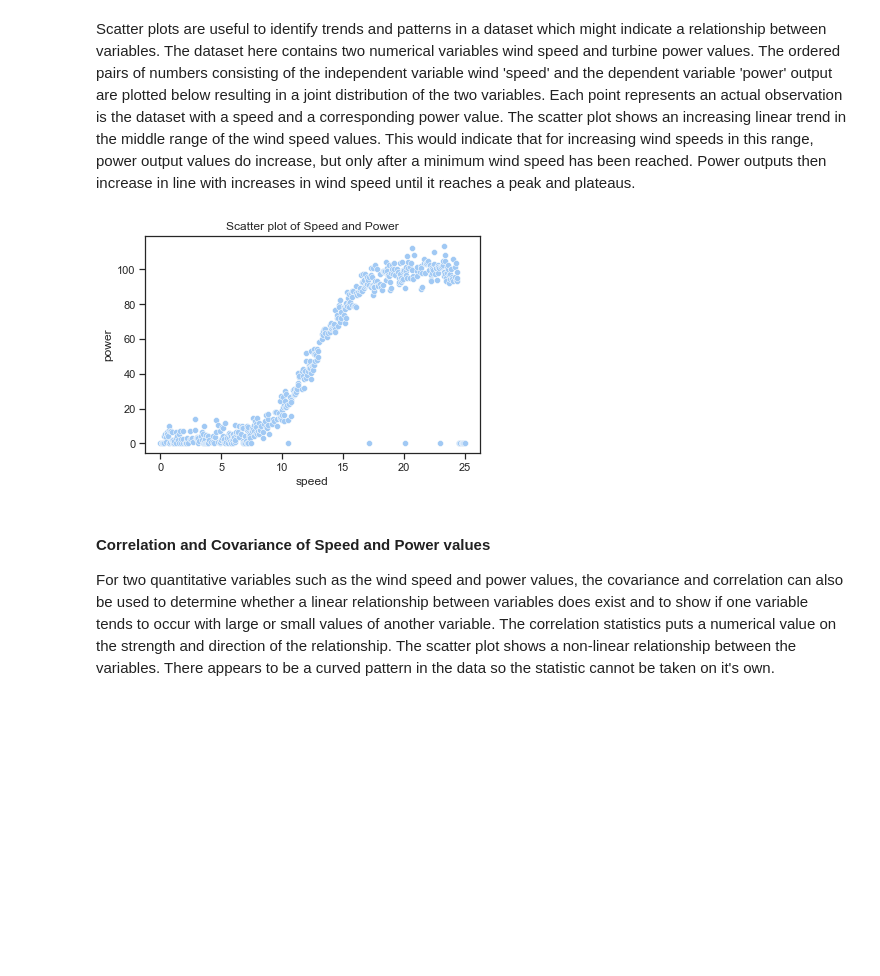
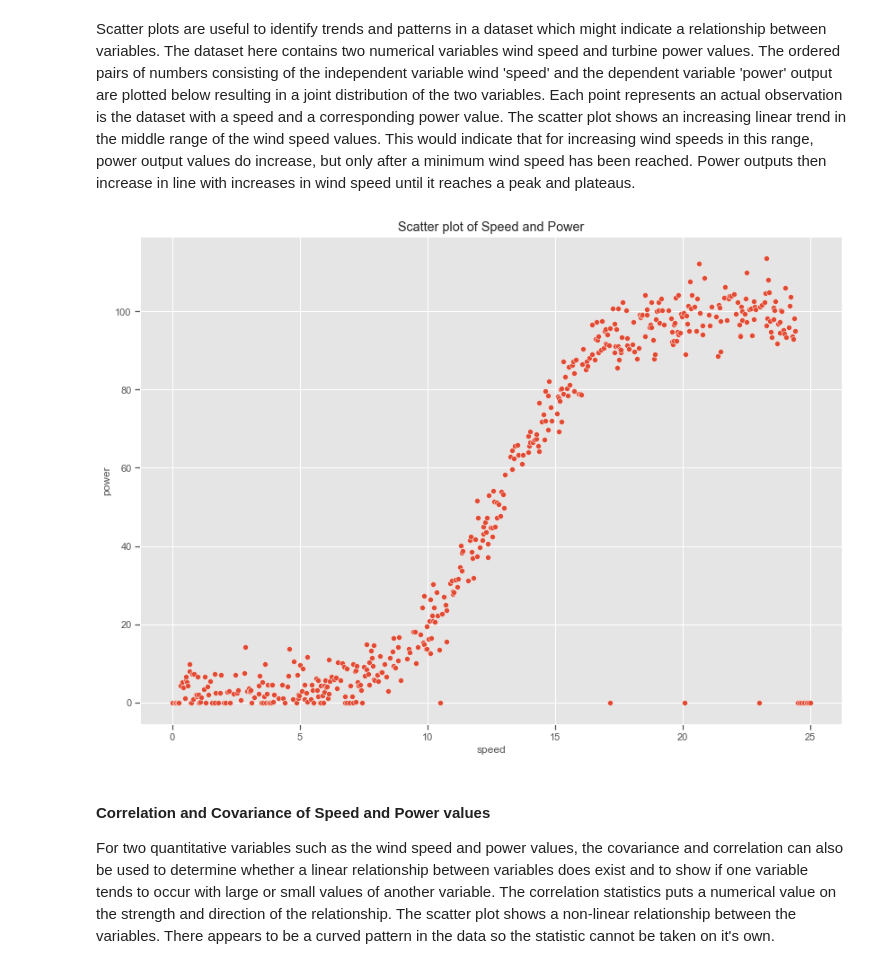
Before and after one commit to angela1C/MLASProject, a Jupyter notebook: speed_power.ipynb, the cells around one changed output. Saved outputs shown, nothing was run; the diff lists cells and outputs as text; code cells hidden in the pictures; blank space fills up the shorter version.

```diff
--- a/speed_power.ipynb
+++ b/speed_power.ipynb
@@ -283,11 +283,19 @@ The ordered pairs of numbers consisting of the independent variable wind 'speed'
 The scatter plot shows an increasing linear trend in the middle range of the wind speed values. This would indicate that for increasing wind speeds in this range, power output values do increase, but only after a minimum wind speed has been reached. Power outputs then increase in line with increases in wind speed until it reaches a peak and plateaus.
 # %%
 # create the plot
+
+
+
+plt.style.use('ggplot')
+
+# Plot size.
+plt.rcParams['figure.figsize'] = (14, 10)
 sns.scatterplot(x=df['speed'],y=df['power'])
+plt.grid(True)
 # add title
 plt.title("Scatter plot of Speed and Power");
 # %% [output]
-[figure, old version]
+[figure, new version]
 # %% [markdown]
 #### Correlation and Covariance of Speed and Power values
 
```
Also changed, not shown: parts of 29 cells of this notebook.
